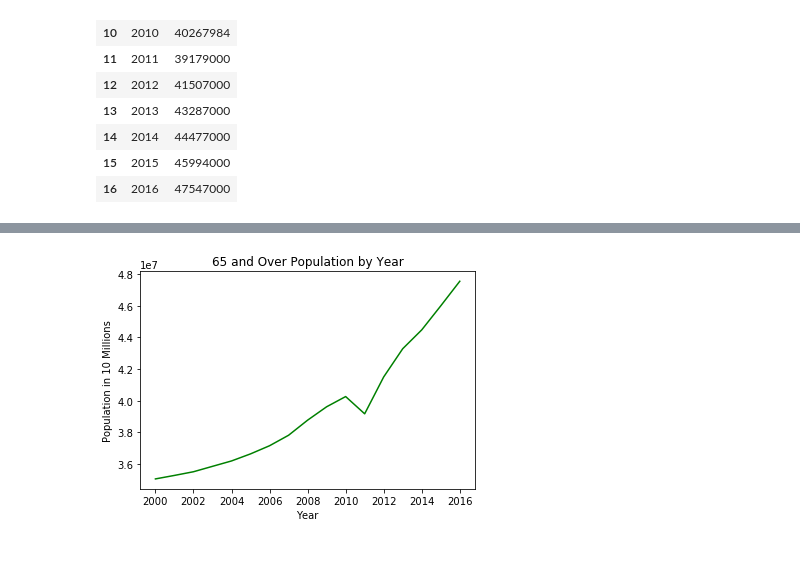
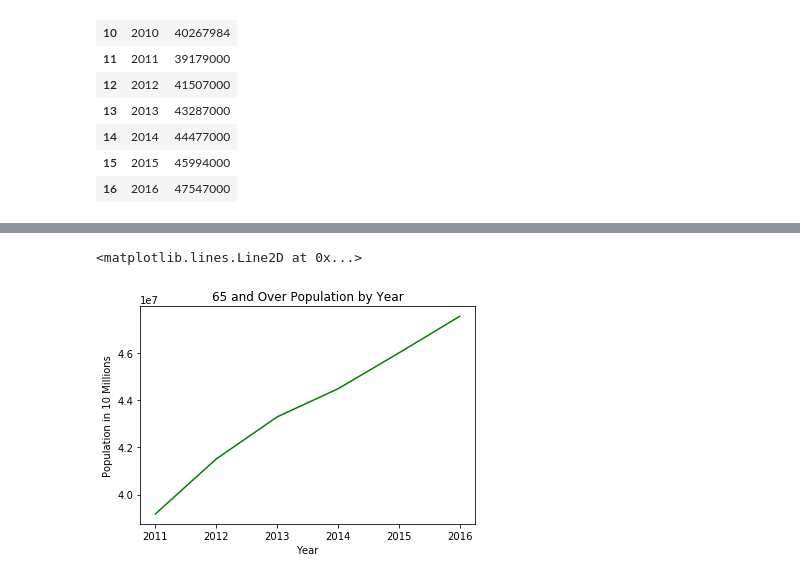
Before and after one commit to Rshn8411/project1, a Jupyter notebook: 65andOver.ipynb, the cells around one changed output, grey strips where cells are left out. Drawn from its saved outputs; the diff is of its cells as text; code cells hidden in the pictures.

```diff
--- a/65andOver.ipynb
+++ b/65andOver.ipynb
@@ -39,8 +47,11 @@ age_65
 # %%
 # Create variable, and labels for charts
 
-year = [2000, 2001, 2002, 2003, 2004, 2005, 2006, 2007, 2008, 2009, 2010, 2011, 2012, 2013, 2014, 2015, 2016]
-population = [35069568, 35290291, 35522207, 35863529, 36203319, 36649798, 37164107, 37825711, 38777621, 39623175, 40267984, 39179000, 41507000, 43287000, 44477000, 45994000, 47547000]
+#year = [2000, 2001, 2002, 2003, 2004, 2005, 2006, 2007, 2008, 2009, 2010, 2011, 2012, 2013, 2014, 2015, 2016]
+year = [2011, 2012, 2013, 2014, 2015, 2016]
+population = [39179000, 41507000, 43287000, 44477000, 45994000, 47547000]
+#population = [35069568, 35290291, 35522207, 35863529, 36203319, 36649798, 37164107, 37825711, 38777621, 39623175, 40267984, 39179000, 41507000, 43287000, 44477000, 45994000, 47547000]
+obese_count = [9794750, 10791820, 11254620, 12008790, 12878320, 13313160]
 
 # Bar Graph
 plt.bar(year, population, color='g', align='center')
@@ -54,14 +65,15 @@ Text(0.5, 1.0, '65 and Over Population by Year')
 # %%
 # Line Graph
 
-plt.plot(year, population, color='g')
+population, = plt.plot(year, population, color='g', label="65 and Over Pop.")
 
 plt.xlabel("Year")
 plt.ylabel("Population in 10 Millions")
 plt.title("65 and Over Population by Year")
 
 
-plt.savefig("Images/65growth.png")
-plt.show()
+
+population
 # %% [output]
+<matplotlib.lines.Line2D at 0x...>
-[figure, old version]
+[figure, new version]
```
Also changed, not shown: parts of 6 cells of this notebook, 4 other files.
